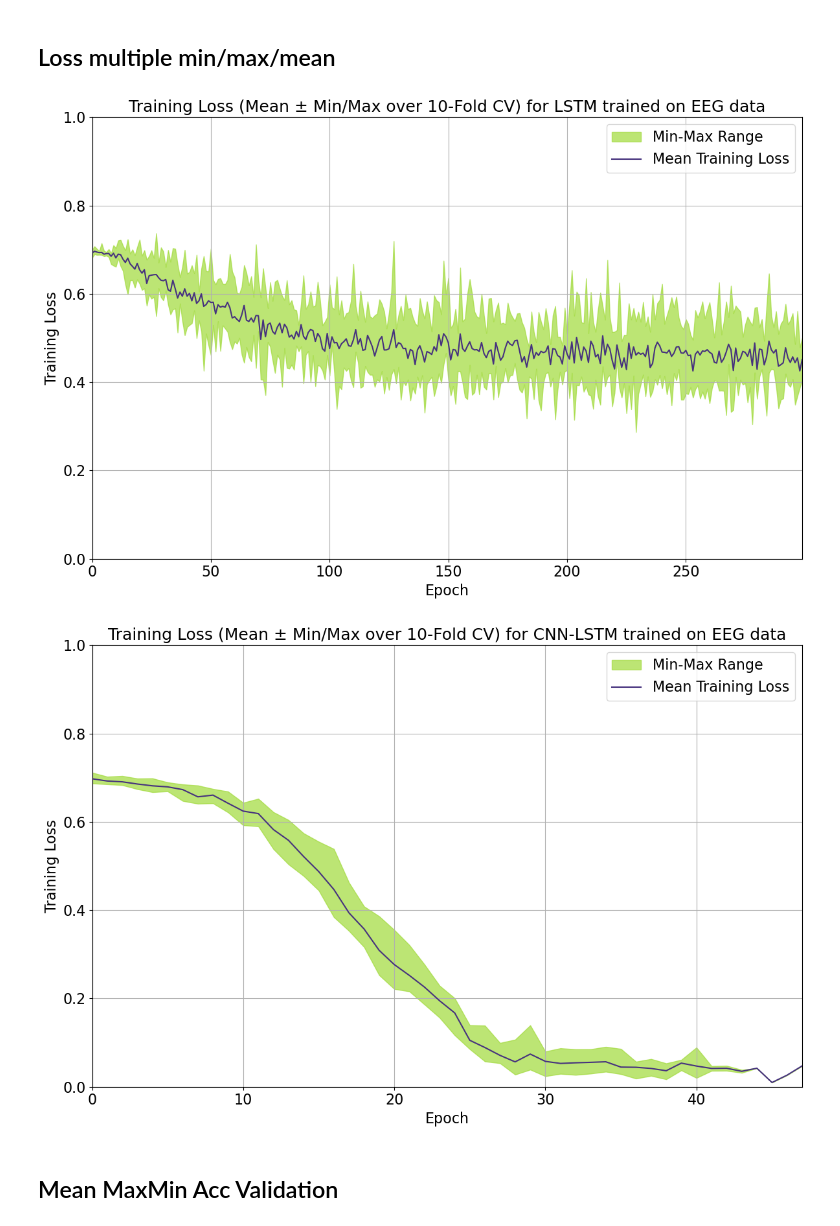
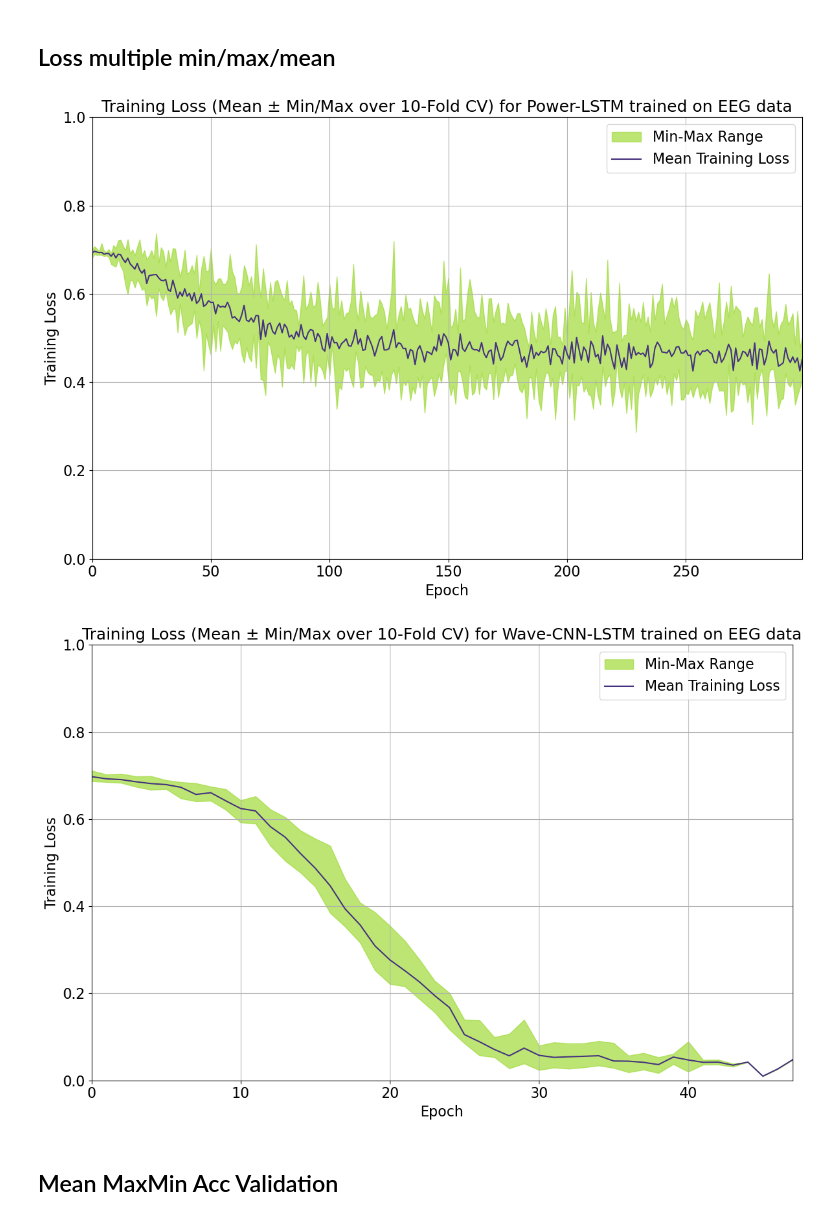
Before and after one commit to johannesrathgeb/discrete-hand-gesture-recognition, a Jupyter notebook: helpers/wandb_to_matplotlib.ipynb, the cells around one changed output. Drawn from its saved outputs; the diff is of its cells as text; code cells hidden in the pictures.

```diff
--- a/helpers/wandb_to_matplotlib.ipynb
+++ b/helpers/wandb_to_matplotlib.ipynb
@@ -53,16 +53,16 @@ def print_and_save_loss(csv_file_path_loss_multi_mean, save_path, title):
 # %%
 csv_file_path_loss_multi_mean = 'lstm_eeg_loss.csv'
 save_path = csv_file_path_loss_multi_mean.replace('.csv', '.png')
-title = 'Training Loss (Mean ± Min/Max over 10-Fold CV) for LSTM trained on EEG data'
+title = 'Training Loss (Mean ± Min/Max over 10-Fold CV) for Power-LSTM trained on EEG data'
 print_and_save_loss(csv_file_path_loss_multi_mean, save_path, title)
 
 csv_file_path_loss_multi_mean = 'cnn_lstm_eeg_loss.csv'
 save_path = csv_file_path_loss_multi_mean.replace('.csv', '.png')
-title = 'Training Loss (Mean ± Min/Max over 10-Fold CV) for CNN-LSTM trained on EEG data'
+title = 'Training Loss (Mean ± Min/Max over 10-Fold CV) for Wave-CNN-LSTM trained on EEG data'
 print_and_save_loss(csv_file_path_loss_multi_mean, save_path, title)
 # %% [output]
-[figure, old version]
+[figure, new version]
-[figure, old version]
+[figure, new version]
 # %% [markdown]
 ## Mean MaxMin Acc Validation
 # %%
```
Also changed, not shown: parts of 10 cells of this notebook, 8 other files.
